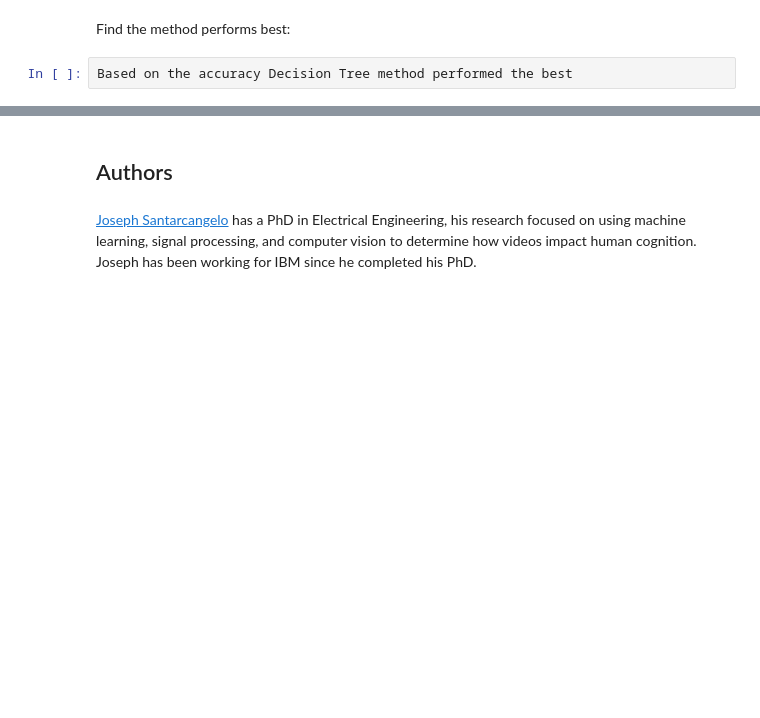
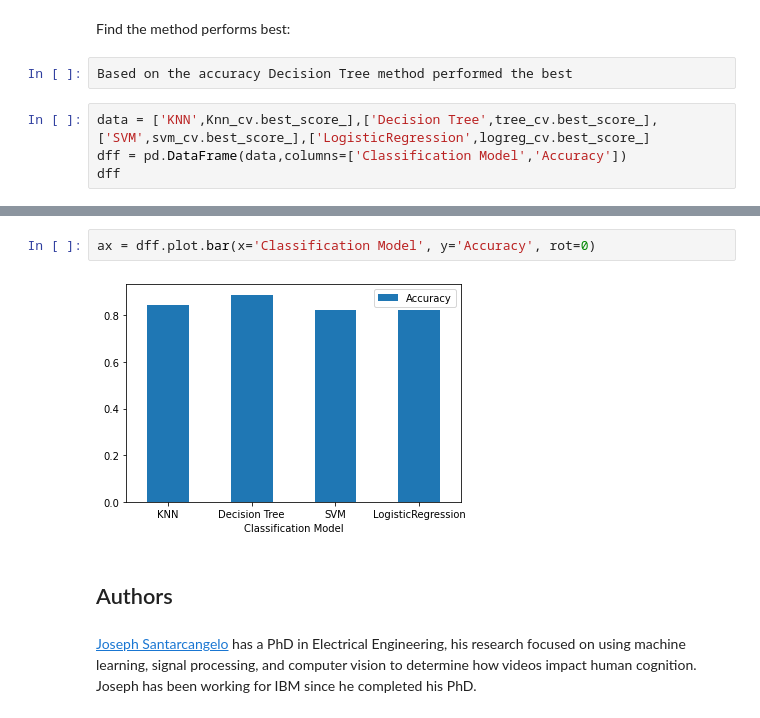
Before and after one commit to shylajamanjunatha/demo, a Jupyter notebook: SpaceX_Machine Learning prediction.ipynb, the cells around one changed output, grey strips where cells are left out. Cells and saved outputs as stored; diff of their text form; blank space fills up the shorter version.

```diff
--- a/SpaceX_Machine Learning prediction.ipynb
+++ b/SpaceX_Machine Learning prediction.ipynb
@@ -332,3 +332,7 @@ plot_confusion_matrix(Y_test,yhat)
 Find the method performs best:
 # %%
 Based on the accuracy Decision Tree method performed the best
+# %%
+data = ['KNN',Knn_cv.best_score_],['Decision Tree',tree_cv.best_score_],['SVM',svm_cv.best_score_],['LogisticRegression',logreg_cv.best_score_]
+dff = pd.DataFrame(data,columns=['Classification Model','Accuracy'])
+dff
@@ -335,3 +345,7 @@ Based on the accuracy Decision Tree method performed the best
+# %%
+ax = dff.plot.bar(x='Classification Model', y='Accuracy', rot=0)
+# %% [output]
+[figure, added]
 # %% [markdown]
 ## Authors
 # %% [markdown]
```
Also changed, not shown: parts of 1 cell of this notebook.
